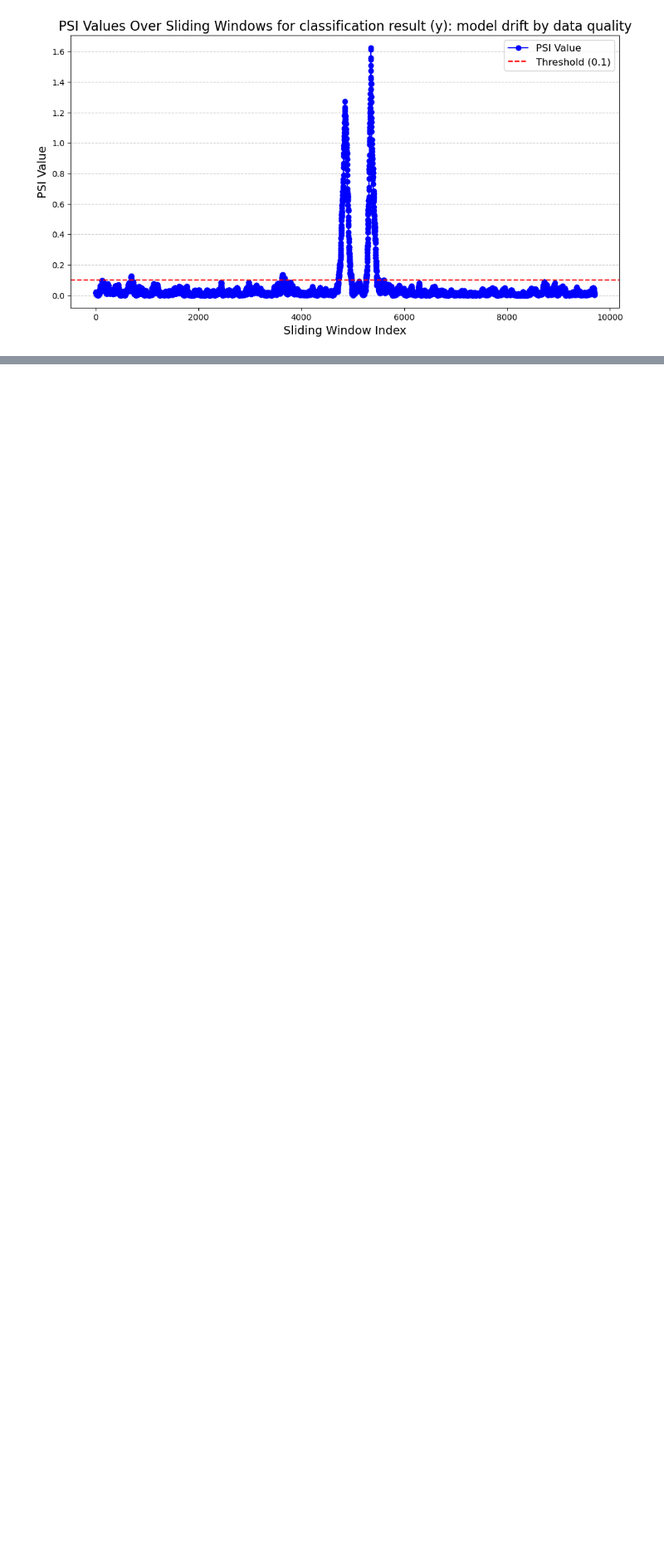
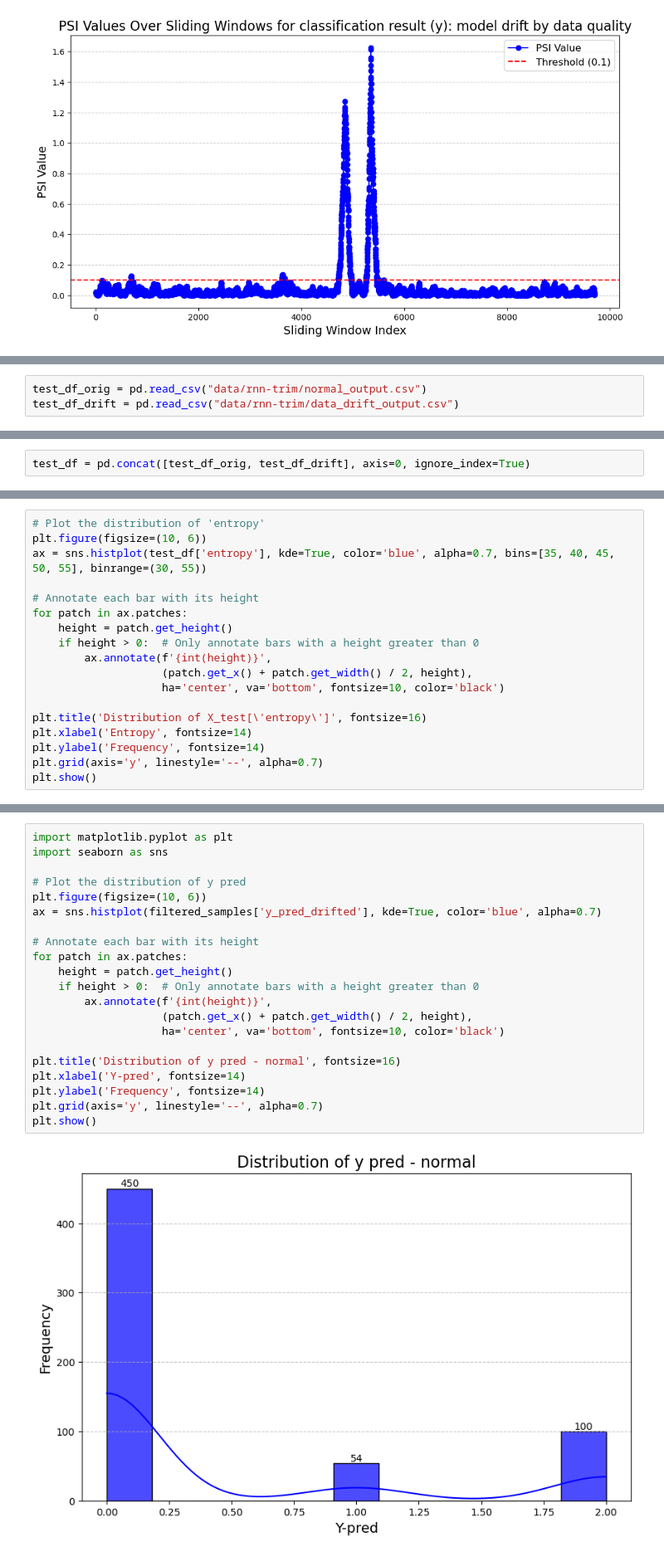
Before and after one commit to insightfinder/InsightFinderAIDemoData, a Jupyter notebook: rnn_text.ipynb, the cells around one changed output, grey strips where cells are left out. Shown at 83% size. Drawn from its saved outputs; the diff is of its cells as text; blank space fills up the shorter version.

```diff
--- a/rnn_text.ipynb
+++ b/rnn_text.ipynb
@@ -858,0 +980,3 @@ plot_psi(psi_values, title)
+# %%
+test_df_orig = pd.read_csv("data/rnn-trim/normal_output.csv")
+test_df_drift = pd.read_csv("data/rnn-trim/data_drift_output.csv")
@@ -858,0 +1009,2 @@ plot_psi(psi_values, title)
+# %%
+test_df = pd.concat([test_df_orig, test_df_drift], axis=0, ignore_index=True)
@@ -858,0 +1047,18 @@ plot_psi(psi_values, title)
+# %%
+# Plot the distribution of 'entropy'
+plt.figure(figsize=(10, 6))
+ax = sns.histplot(test_df['entropy'], kde=True, color='blue', alpha=0.7, bins=[35, 40, 45, 50, 55], binrange=(30, 55))
+
+# Annotate each bar with its height
+for patch in ax.patches:
+    height = patch.get_height()
+    if height > 0:  # Only annotate bars with a height greater than 0
+        ax.annotate(f'{int(height)}',
+                    (patch.get_x() + patch.get_width() / 2, height),
+                    ha='center', va='bottom', fontsize=10, color='black')
+
+plt.title('Distribution of X_test[\'entropy\']', fontsize=16)
+plt.xlabel('Entropy', fontsize=14)
+plt.ylabel('Frequency', fontsize=14)
+plt.grid(axis='y', linestyle='--', alpha=0.7)
+plt.show()
@@ -858,0 +1126,23 @@ plot_psi(psi_values, title)
+# %%
+import matplotlib.pyplot as plt
+import seaborn as sns
+
+# Plot the distribution of y pred
+plt.figure(figsize=(10, 6))
+ax = sns.histplot(filtered_samples['y_pred_drifted'], kde=True, color='blue', alpha=0.7)
+
+# Annotate each bar with its height
+for patch in ax.patches:
+    height = patch.get_height()
+    if height > 0:  # Only annotate bars with a height greater than 0
+        ax.annotate(f'{int(height)}',
+                    (patch.get_x() + patch.get_width() / 2, height),
+                    ha='center', va='bottom', fontsize=10, color='black')
+
+plt.title('Distribution of y pred - normal', fontsize=16)
+plt.xlabel('Y-pred', fontsize=14)
+plt.ylabel('Frequency', fontsize=14)
+plt.grid(axis='y', linestyle='--', alpha=0.7)
+plt.show()
+# %% [output]
+[figure, added]
```
Also changed, not shown: parts of 39 cells of this notebook.
